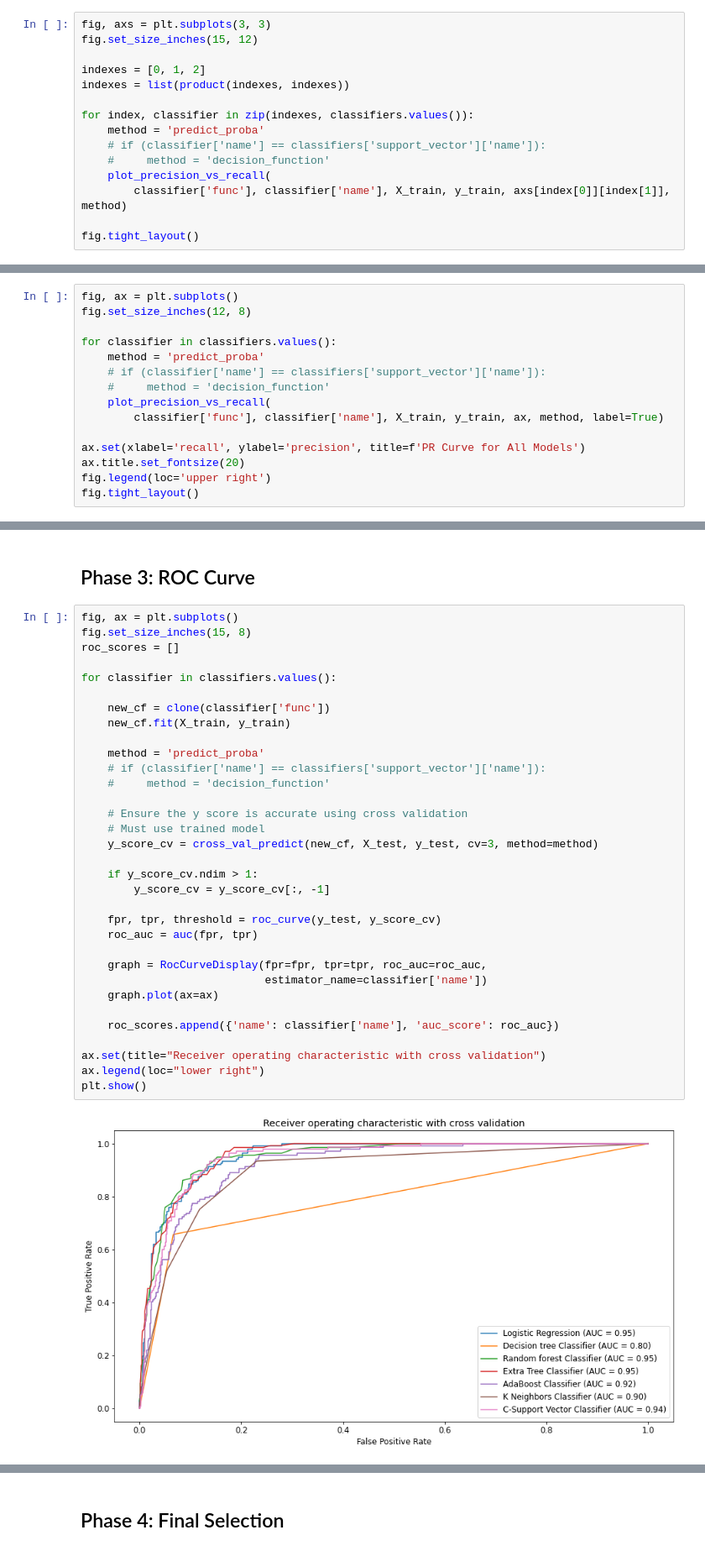
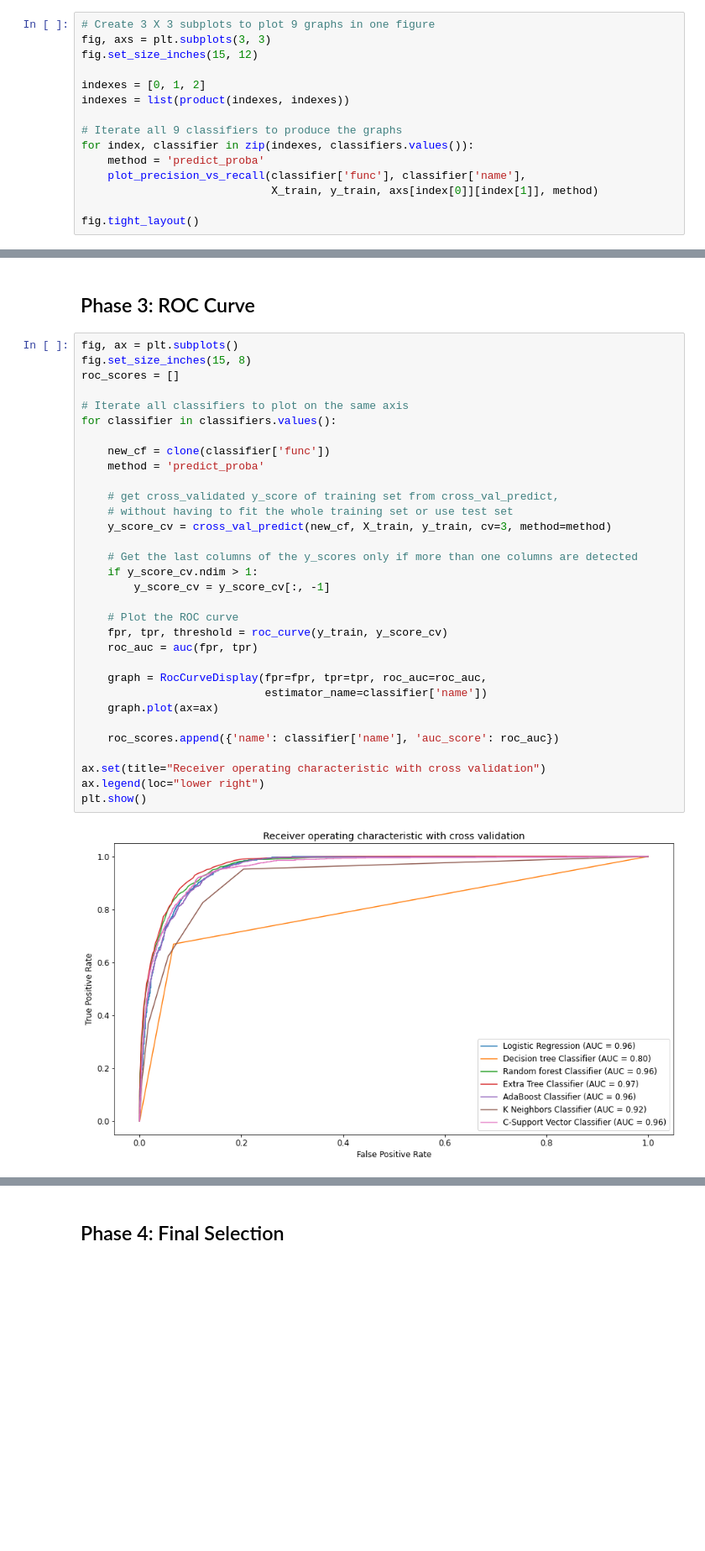
Before and after one commit to polarBearYap/AI_Assignment, a Jupyter notebook: source_code/python/source_code.ipynb, the cells around one changed output, grey strips where cells are left out. Shown at 84% size. Cells and saved outputs as stored; diff of their text form; blank space fills up the shorter version.

```diff
--- a/source_code/python/source_code.ipynb
+++ b/source_code/python/source_code.ipynb
@@ -723,16 +849,16 @@ def plot_precision_vs_recall(classifier, cf_name, X_train, y_train, ax, method,
 # %%
+# Create 3 X 3 subplots to plot 9 graphs in one figure
 fig, axs = plt.subplots(3, 3)
 fig.set_size_inches(15, 12)
 
 indexes = [0, 1, 2]
 indexes = list(product(indexes, indexes))
 
+# Iterate all 9 classifiers to produce the graphs
 for index, classifier in zip(indexes, classifiers.values()):
     method = 'predict_proba'
-    # if (classifier['name'] == classifiers['support_vector']['name']):
-    #     method = 'decision_function'
-    plot_precision_vs_recall(
-        classifier['func'], classifier['name'], X_train, y_train, axs[index[0]][index[1]], method)
+    plot_precision_vs_recall(classifier['func'], classifier['name'],
+                             X_train, y_train, axs[index[0]][index[1]], method)
 
 fig.tight_layout()
 # %% [output]
@@ -767,15 +888,0 @@ fig.tight_layout()
-# %%
-fig, ax = plt.subplots()
-fig.set_size_inches(12, 8)
-
-for classifier in classifiers.values():
-    method = 'predict_proba'
-    # if (classifier['name'] == classifiers['support_vector']['name']):
-    #     method = 'decision_function'
-    plot_precision_vs_recall(
-        classifier['func'], classifier['name'], X_train, y_train, ax, method, label=True)
-
-ax.set(xlabel='recall', ylabel='precision', title=f'PR Curve for All Models')
-ax.title.set_fontsize(20)
-fig.legend(loc='upper right')
-fig.tight_layout()
@@ -786,35 +891,34 @@ fig.tight_layout()
 # %%
 fig, ax = plt.subplots()
 fig.set_size_inches(15, 8)
 roc_scores = []
 
+# Iterate all classifiers to plot on the same axis
 for classifier in classifiers.values():
 
     new_cf = clone(classifier['func'])
-    new_cf.fit(X_train, y_train)
+    method = 'predict_proba'
 
-    method = 'predict_proba'
-    # if (classifier['name'] == classifiers['support_vector']['name']):
-    #     method = 'decision_function'
+    # get cross_validated y_score of training set from cross_val_predict,
+    # without having to fit the whole training set or use test set
+    y_score_cv = cross_val_predict(new_cf, X_train, y_train, cv=3, method=method)
 
-    # Ensure the y score is accurate using cross validation
-    # Must use trained model
-    y_score_cv = cross_val_predict(new_cf, X_test, y_test, cv=3, method=method)
-
+    # Get the last columns of the y_scores only if more than one columns are detected
     if y_score_cv.ndim > 1:
         y_score_cv = y_score_cv[:, -1]
 
-    fpr, tpr, threshold = roc_curve(y_test, y_score_cv)
+    # Plot the ROC curve
+    fpr, tpr, threshold = roc_curve(y_train, y_score_cv)
     roc_auc = auc(fpr, tpr)
 
     graph = RocCurveDisplay(fpr=fpr, tpr=tpr, roc_auc=roc_auc,
                             estimator_name=classifier['name'])
     graph.plot(ax=ax)
 
     roc_scores.append({'name': classifier['name'], 'auc_score': roc_auc})
 
 ax.set(title="Receiver operating characteristic with cross validation")
 ax.legend(loc="lower right")
 plt.show()
 # %% [output]
-[figure, old version]
+[figure, new version]
```
Also changed, not shown: parts of 123 cells of this notebook.
